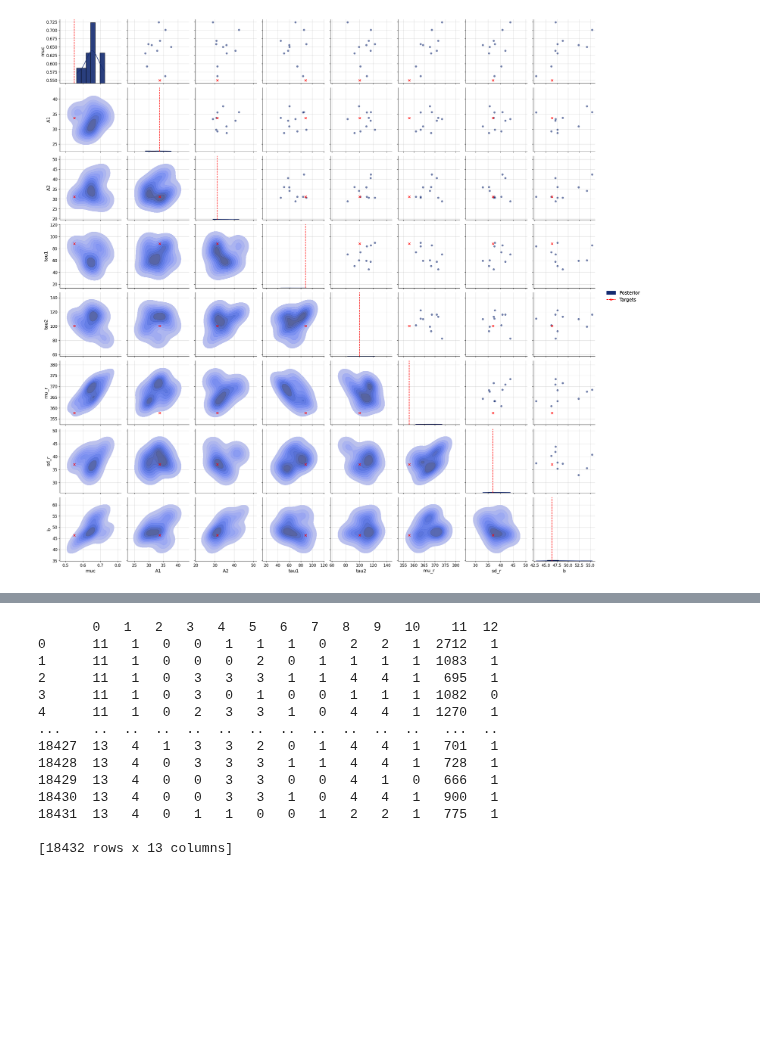
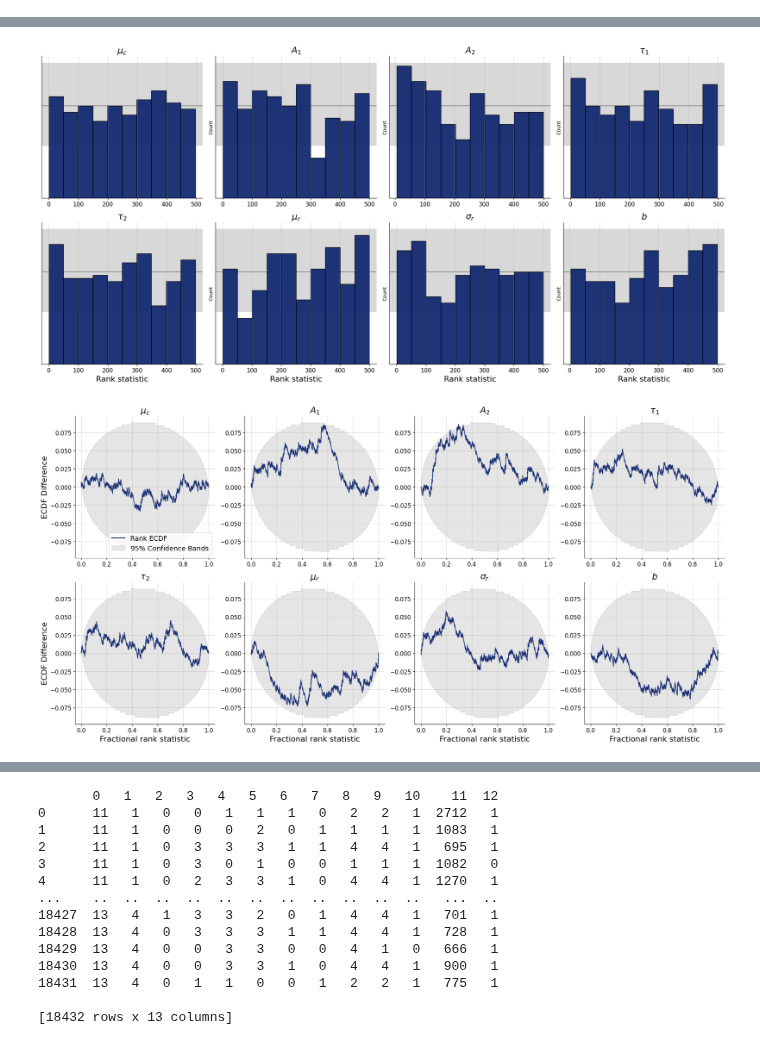
Before and after one commit to l1s4/dualDMC, a Jupyter notebook: bayesflow/dualDMC.ipynb, the cells around one changed output, grey strips where cells are left out. Drawn from its saved outputs; the diff is of its cells as text; code cells hidden in the pictures; blank space fills up the shorter version.

Commit message:
add diagnostics, fix typo, rename functions

```diff
--- a/bayesflow/dualDMC.ipynb
+++ b/bayesflow/dualDMC.ipynb
@@ -296,4 +277,7 @@ f = bf.diagnostics.plots.recovery(
-# %%
-f = bf.diagnostics.plots.pairs_posterior(estimates=post_draws, targets = val_sims, dataset_id=0)
-# %% [output]
-[figure, removed]
+# %%
+f = bf.diagnostics.plots.calibration_histogram(
+    estimates = post_draws,
+    targets = val_sims,
+    variable_names = params_names
+)
+# %% [output]
@@ -299,0 +285,9 @@ f = bf.diagnostics.plots.pairs_posterior(estimates=post_draws, targets = val_sim
+[figure, added]
+# %%
+f = bf.diagnostics.plots.calibration_ecdf(
+    estimates = post_draws,
+    targets = val_sims,
+    variable_names = params_names
+)
+# %% [output]
+[figure, new version]
```
Also changed, not shown: parts of 32 cells of this notebook, 6 other files.
